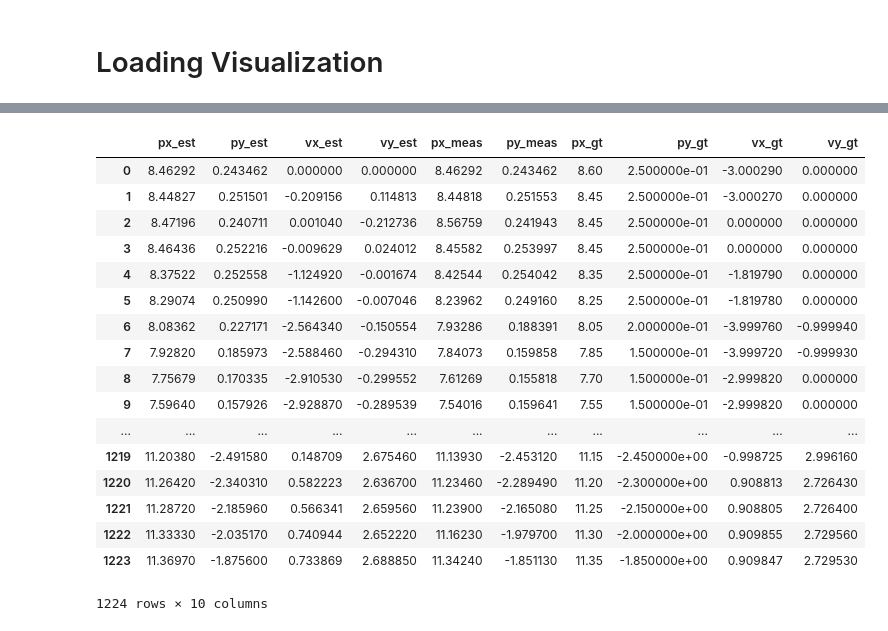
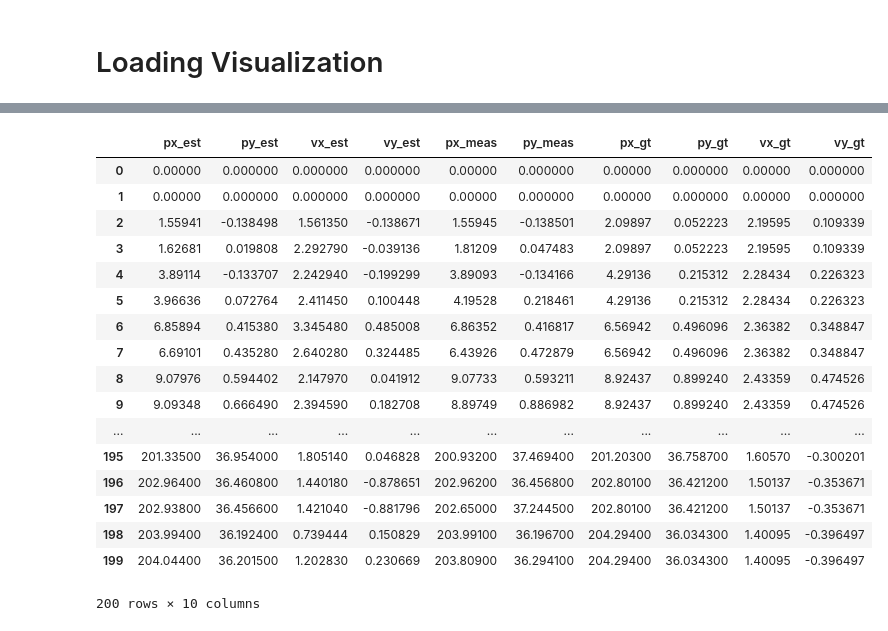
Before and after one commit to GeoffBreemer/SDC-Term2-P1-Extended-Kalman-Filters, a Jupyter notebook: output/ekf-visualization.ipynb, the cells around one changed output, grey strips where cells are left out. Drawn from its saved outputs; the diff is of its cells as text; code cells hidden in the pictures.

```diff
--- a/output/ekf-visualization.ipynb
+++ b/output/ekf-visualization.ipynb
@@ -3,35 +3,35 @@
 # %%
 import plotly.offline as py
 from plotly.graph_objs import *
 import pandas as pd
 import math
 py.init_notebook_mode()
 
 my_cols=['px_est','py_est','vx_est','vy_est','px_meas','py_meas','px_gt','py_gt','vx_gt','vy_gt']
-with open('output1.txt') as f:
+with open('output2.txt') as f:
     table_ekf_output = pd.read_table(f, sep='\t', header=None, names=my_cols, lineterminator='\n')
 
 table_ekf_output
 # %% [output]
 [interactive output not drawn]
 |  | px_est | py_est | vx_est | vy_est | px_meas | py_meas | px_gt | py_gt | vx_gt | vy_gt |
-| 0 | 8.46292 | 0.243462 | 0.000000 | 0.000000 | 8.46292 | 0.243462 | 8.60 | 2.500000e-01 | -3.000290 | 0.000000 |
-| 1 | 8.44827 | 0.251501 | -0.209156 | 0.114813 | 8.44818 | 0.251553 | 8.45 | 2.500000e-01 | -3.000270 | 0.000000 |
-| 2 | 8.47196 | 0.240711 | 0.001040 | -0.212736 | 8.56759 | 0.241943 | 8.45 | 2.500000e-01 | 0.000000 | 0.000000 |
-| 3 | 8.46436 | 0.252216 | -0.009629 | 0.024012 | 8.45582 | 0.253997 | 8.45 | 2.500000e-01 | 0.000000 | 0.000000 |
-| 4 | 8.37522 | 0.252558 | -1.124920 | -0.001674 | 8.42544 | 0.254042 | 8.35 | 2.500000e-01 | -1.819790 | 0.000000 |
-| 5 | 8.29074 | 0.250990 | -1.142600 | -0.007046 | 8.23962 | 0.249160 | 8.25 | 2.500000e-01 | -1.819780 | 0.000000 |
-| 6 | 8.08362 | 0.227171 | -2.564340 | -0.150554 | 7.93286 | 0.188391 | 8.05 | 2.000000e-01 | -3.999760 | -0.999940 |
-| 7 | 7.92820 | 0.185973 | -2.588460 | -0.294310 | 7.84073 | 0.159858 | 7.85 | 1.500000e-01 | -3.999720 | -0.999930 |
-| 8 | 7.75679 | 0.170335 | -2.910530 | -0.299552 | 7.61269 | 0.155818 | 7.70 | 1.500000e-01 | -2.999820 | 0.000000 |
-| 9 | 7.59640 | 0.157926 | -2.928870 | -0.289539 | 7.54016 | 0.159641 | 7.55 | 1.500000e-01 | -2.999820 | 0.000000 |
+| 0 | 0.00000 | 0.000000 | 0.000000 | 0.000000 | 0.00000 | 0.000000 | 0.00000 | 0.000000 | 0.00000 | 0.000000 |
+| 1 | 0.00000 | 0.000000 | 0.000000 | 0.000000 | 0.00000 | 0.000000 | 0.00000 | 0.000000 | 0.00000 | 0.000000 |
+| 2 | 1.55941 | -0.138498 | 1.561350 | -0.138671 | 1.55945 | -0.138501 | 2.09897 | 0.052223 | 2.19595 | 0.109339 |
+| 3 | 1.62681 | 0.019808 | 2.292790 | -0.039136 | 1.81209 | 0.047483 | 2.09897 | 0.052223 | 2.19595 | 0.109339 |
+| 4 | 3.89114 | -0.133707 | 2.242940 | -0.199299 | 3.89093 | -0.134166 | 4.29136 | 0.215312 | 2.28434 | 0.226323 |
+| 5 | 3.96636 | 0.072764 | 2.411450 | 0.100448 | 4.19528 | 0.218461 | 4.29136 | 0.215312 | 2.28434 | 0.226323 |
+| 6 | 6.85894 | 0.415380 | 3.345480 | 0.485008 | 6.86352 | 0.416817 | 6.56942 | 0.496096 | 2.36382 | 0.348847 |
+| 7 | 6.69101 | 0.435280 | 2.640280 | 0.324485 | 6.43926 | 0.472879 | 6.56942 | 0.496096 | 2.36382 | 0.348847 |
+| 8 | 9.07976 | 0.594402 | 2.147970 | 0.041912 | 9.07733 | 0.593211 | 8.92437 | 0.899240 | 2.43359 | 0.474526 |
+| 9 | 9.09348 | 0.666490 | 2.394590 | 0.182708 | 8.89749 | 0.886982 | 8.92437 | 0.899240 | 2.43359 | 0.474526 |
 | ... | ... | ... | ... | ... | ... | ... | ... | ... | ... | ... |
-| 1219 | 11.20380 | -2.491580 | 0.148709 | 2.675460 | 11.13930 | -2.453120 | 11.15 | -2.450000e+00 | -0.998725 | 2.996160 |
-| 1220 | 11.26420 | -2.340310 | 0.582223 | 2.636700 | 11.23460 | -2.289490 | 11.20 | -2.300000e+00 | 0.908813 | 2.726430 |
-| 1221 | 11.28720 | -2.185960 | 0.566341 | 2.659560 | 11.23900 | -2.165080 | 11.25 | -2.150000e+00 | 0.908805 | 2.726400 |
-| 1222 | 11.33330 | -2.035170 | 0.740944 | 2.652220 | 11.16230 | -1.979700 | 11.30 | -2.000000e+00 | 0.909855 | 2.729560 |
-| 1223 | 11.36970 | -1.875600 | 0.733869 | 2.688850 | 11.34240 | -1.851130 | 11.35 | -1.850000e+00 | 0.909847 | 2.729530 |
+| 195 | 201.33500 | 36.954000 | 1.805140 | 0.046828 | 200.93200 | 37.469400 | 201.20300 | 36.758700 | 1.60570 | -0.300201 |
+| 196 | 202.96400 | 36.460800 | 1.440180 | -0.878651 | 202.96200 | 36.456800 | 202.80100 | 36.421200 | 1.50137 | -0.353671 |
+| 197 | 202.93800 | 36.456600 | 1.421040 | -0.881796 | 202.65000 | 37.244500 | 202.80100 | 36.421200 | 1.50137 | -0.353671 |
+| 198 | 203.99400 | 36.192400 | 0.739444 | 0.150829 | 203.99100 | 36.196700 | 204.29400 | 36.034300 | 1.40095 | -0.396497 |
+| 199 | 204.04400 | 36.201500 | 1.202830 | 0.230669 | 203.80900 | 36.294100 | 204.29400 | 36.034300 | 1.40095 | -0.396497 |
-1224 rows × 10 columns
+200 rows × 10 columns
 # %%
 import plotly.offline as py
 from plotly.graph_objs import *
```
Also changed, not shown: 4 other files.
